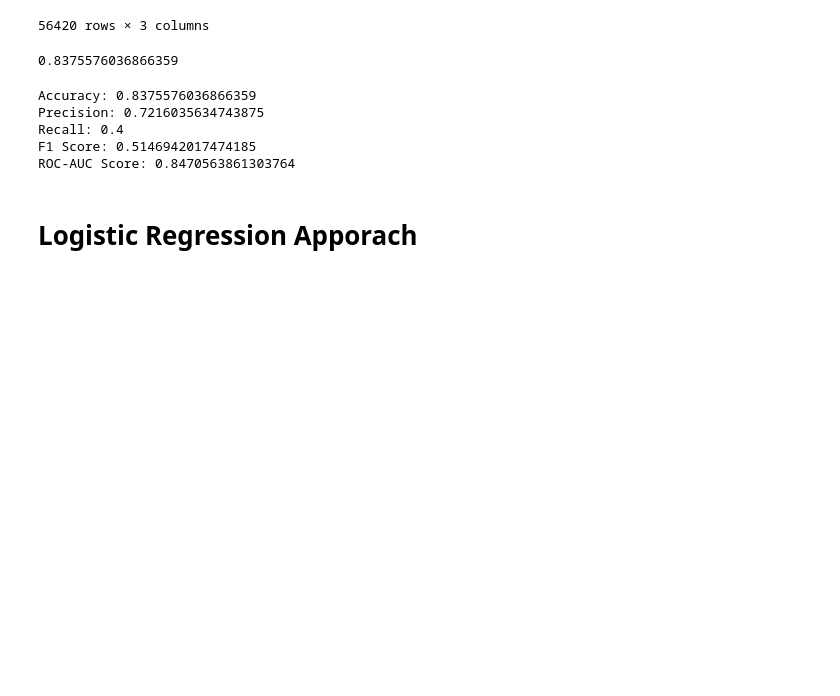
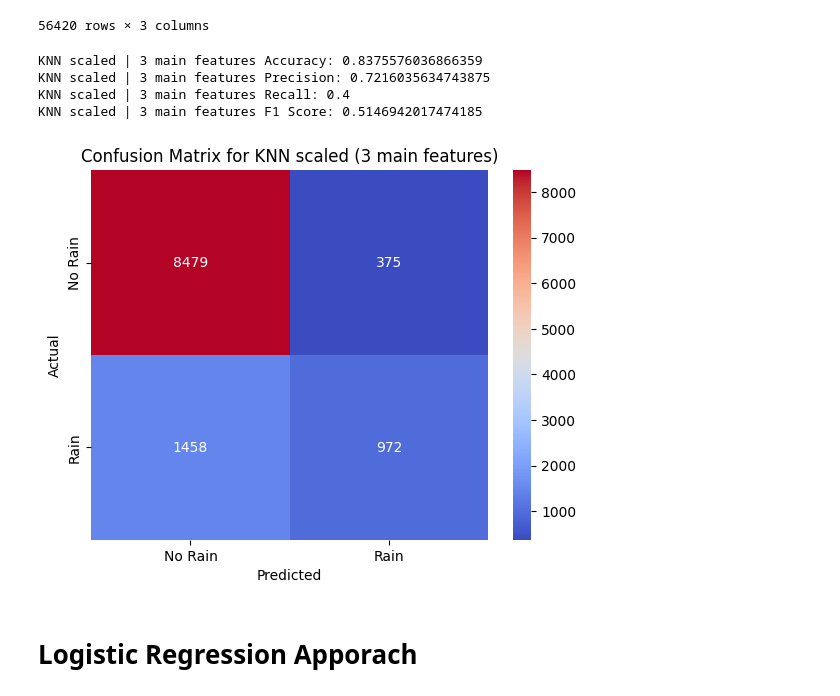
Before and after one commit to Marc-Bouche/rain-in-australia-supervised-learning, a Jupyter notebook: ORIGINAL.ipynb, the cells around one changed output. Drawn from its saved outputs; the diff is of its cells as text; code cells hidden in the pictures; blank space fills up the shorter version.

```diff
--- a/ORIGINAL.ipynb
+++ b/ORIGINAL.ipynb
@@ -407,39 +460,36 @@ X_test_scaled = scaler.transform(X_test)
 
 knn = KNeighborsClassifier(n_neighbors=55)
 knn.fit(X_train_scaled, y_train)
-pred = knn.predict(X_test_scaled)
+pred3 = knn.predict(X_test_scaled)
 # %%
-knn.score(X_test_scaled, y_test)
+# Accuracy, Precision, Recall, F1 Score (for binary classification)
+
+accuracy = accuracy_score(y_test, pred3)
+precision = precision_score(y_test, pred3)
+recall = recall_score(y_test, pred3)
+f1 = f1_score(y_test, pred3)
+
+print("KNN scaled | 3 main features Accuracy:", accuracy)
+print("KNN scaled | 3 main features Precision:", precision)
+print("KNN scaled | 3 main features Recall:", recall)
+print("KNN scaled | 3 main features F1 Score:", f1)
+
+
+# Generate the confusion matrix
+conf_matrix_KNN_3 = confusion_matrix(y_test,pred3)
+
+# Confusion matrix visualization
+sns.heatmap(conf_matrix_KNN_3, annot=True, fmt="d", cmap="coolwarm", xticklabels=["No Rain", "Rain"], yticklabels=["No Rain", "Rain"])
+plt.xlabel("Predicted")
+plt.ylabel("Actual")
+plt.title("Confusion Matrix for KNN scaled (3 main features)")
+plt.show()
 # %% [output]
-0.8375576036866359
+KNN scaled | 3 main features Accuracy: 0.8375576036866359
+KNN scaled | 3 main features Precision: 0.7216035634743875
+KNN scaled | 3 main features Recall: 0.4
+KNN scaled | 3 main features F1 Score: 0.5146942017474185
+[figure, added]
-# %%
-# Calculate classification metrics
-
-# Accuracy: The overall correctness of the model’s predictions.
-# Precision: How many of the positive predictions were correct.
-# Recall: How many of the actual positive instances were correctly predicted.
-# F1 Score: The harmonic mean of precision and recall.
-# ROC-AUC Score: Measures the model’s ability to distinguish between classes across different thresholds.
-
-accuracy = accuracy_score(y_test, pred)
-precision = precision_score(y_test, pred)
-recall = recall_score(y_test, pred)
-f1 = f1_score(y_test, pred)
-roc_auc = roc_auc_score(y_test, knn.predict_proba(X_test_scaled)[:, 1])
-
-# Display the metrics
-
-print("Accuracy:", accuracy)
-print("Precision:", precision)
-print("Recall:", recall)
-print("F1 Score:", f1)
-print("ROC-AUC Score:", roc_auc)
-# %% [output]
-Accuracy: 0.8375576036866359
-Precision: 0.7216035634743875
-Recall: 0.4
-F1 Score: 0.5146942017474185
-ROC-AUC Score: 0.8470563861303764
 # %% [markdown]
 # **Logistic Regression Apporach**
 # %%
```
Also changed, not shown: parts of 45 cells of this notebook.
